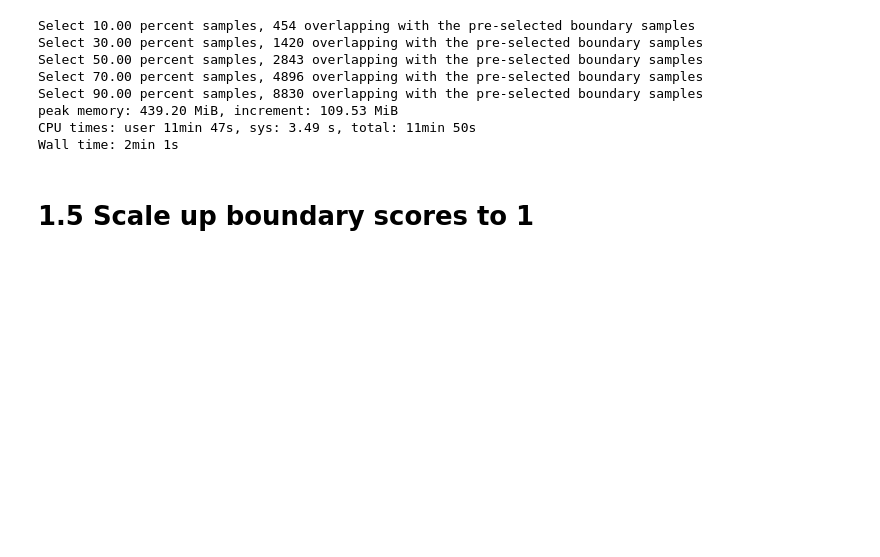
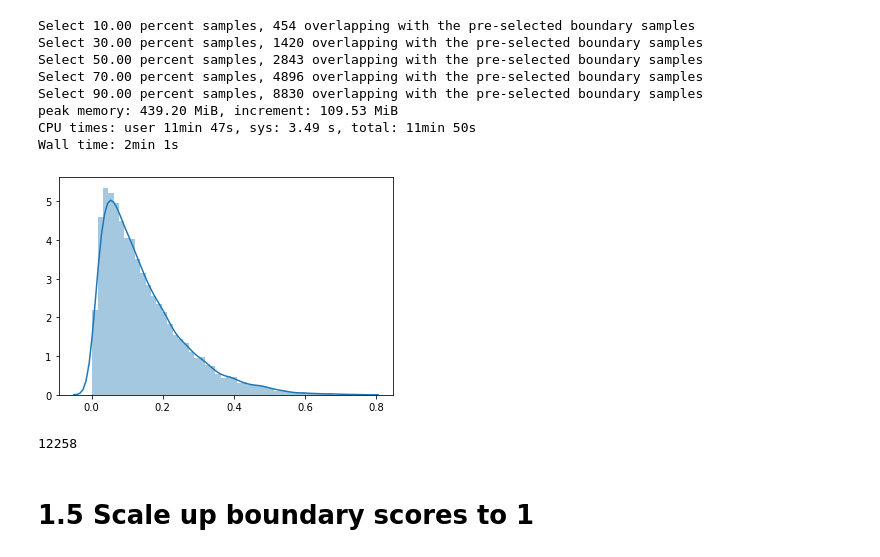
Before and after one commit to heng-yuwen/MSc_Data_Reduction, a Jupyter notebook: second_experiment_with_cifar100.ipynb, the cells around one changed output. Cells and saved outputs as stored; diff of their text form; code cells hidden in the pictures; blank space fills up the shorter version.

```diff
--- a/second_experiment_with_cifar100.ipynb
+++ b/second_experiment_with_cifar100.ipynb
@@ -196,6 +196,14 @@ Select 90.00 percent samples, 8830 overlapping with the pre-selected boundary sa
 peak memory: 439.20 MiB, increment: 109.53 MiB
 CPU times: user 11min 47s, sys: 3.49 s, total: 11min 50s
 Wall time: 2min 1s
+# %%
+ax = sns.distplot(scores[selected_boundary_idx])
+# %% [output]
+[figure, added]
+# %%
+len(selected_boundary_idx)
+# %% [output]
+12258
 # %%
 np.save(os.path.join(os.getcwd(),  "datasets", "cifar100", "cl_boundary_idx.npy"),selected_boundary_idx,allow_pickle=True)
 # %% [markdown]
```
Also changed, not shown: 13 other files.
